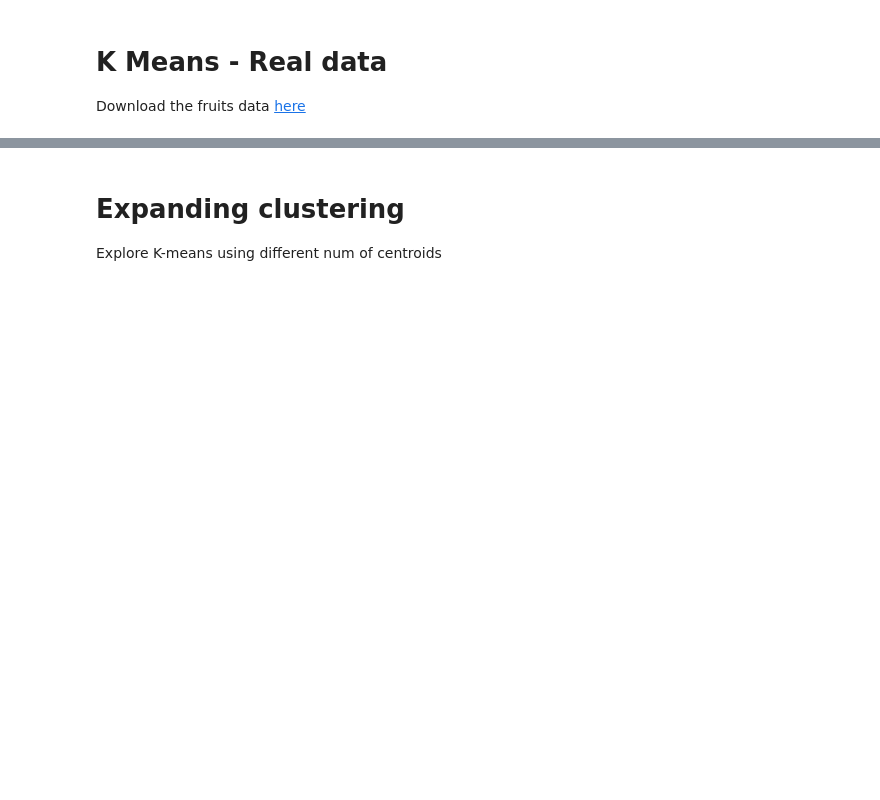
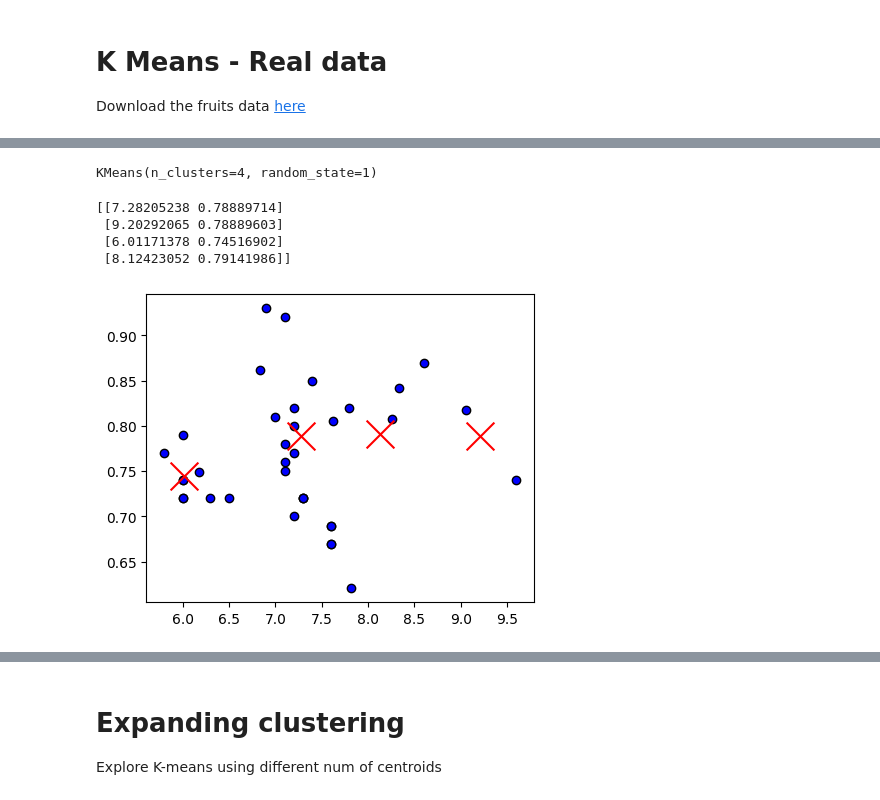
Before and after one commit to Catalina2820/machine_learning, a Jupyter notebook: Sem_05/k-means.ipynb, the cells around one changed output, grey strips where cells are left out. Saved outputs shown, nothing was run; the diff lists cells and outputs as text; code cells hidden in the pictures; blank space fills up the shorter version.

```diff
--- a/Sem_05/k-means.ipynb
+++ b/Sem_05/k-means.ipynb
@@ -72,10 +84,30 @@ Y = _
+# %%
+X = data[['width','color_score']].values
+# Y = _
 # %%
 # Split train / test data
+X_train, X_test = train_test_split(X, test_size = 0.2, random_state= 1)
 # %%
 # Train Kmeans
-kmeans =
+kmeans = KMeans(n_clusters= 4, random_state=1)
+kmeans.fit(X_train)
+# %% [output]
+KMeans(n_clusters=4, random_state=1)
 # %%
-centroids = _
+centroids = kmeans.cluster_centers_
 print(centroids)
+# %% [output]
+[[7.28205238 0.78889714]
+ [9.20292065 0.78889603]
+ [6.01171378 0.74516902]
+ [8.12423052 0.79141986]]
+# %%
+_, ax = plt.subplots (figsize = (5,4))
+colores=['blue','cyan','magenta']
+
+ax.scatter(X_test[:,0], X_test[:,1], c='b', edgecolors='k')
+ax.scatter(centroids[:,0], centroids[:,1], s=400, marker= 'x', edgecolors='k', c='r');
+# %% [output]
+[figure, added]
 # %%
 # Predict values
```
Also changed, not shown: parts of 15 cells of this notebook, 3 other files.
